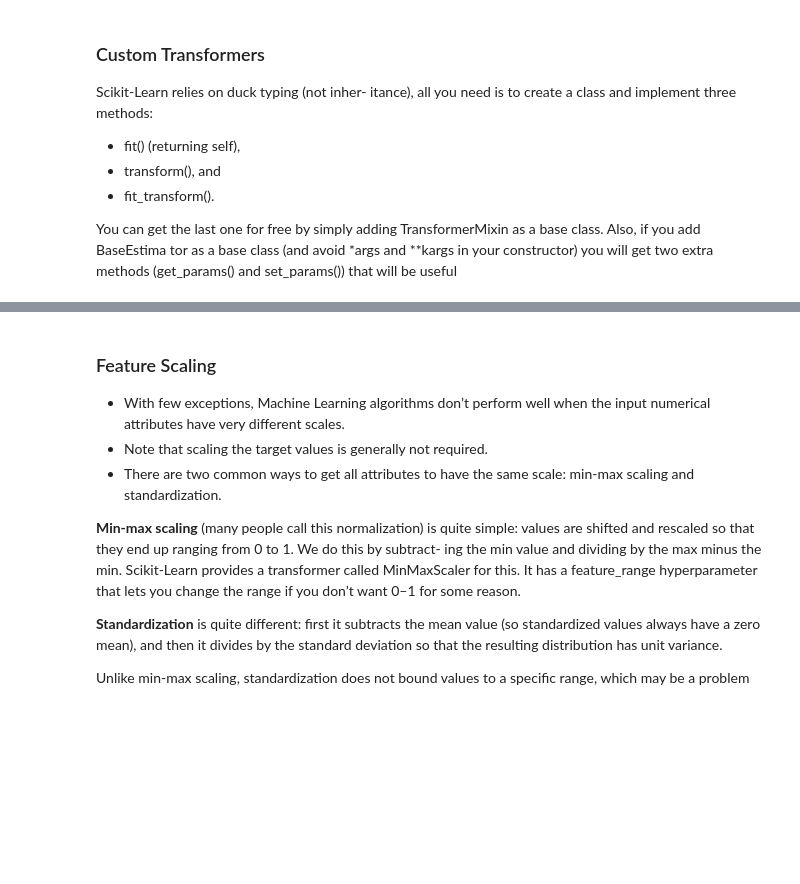
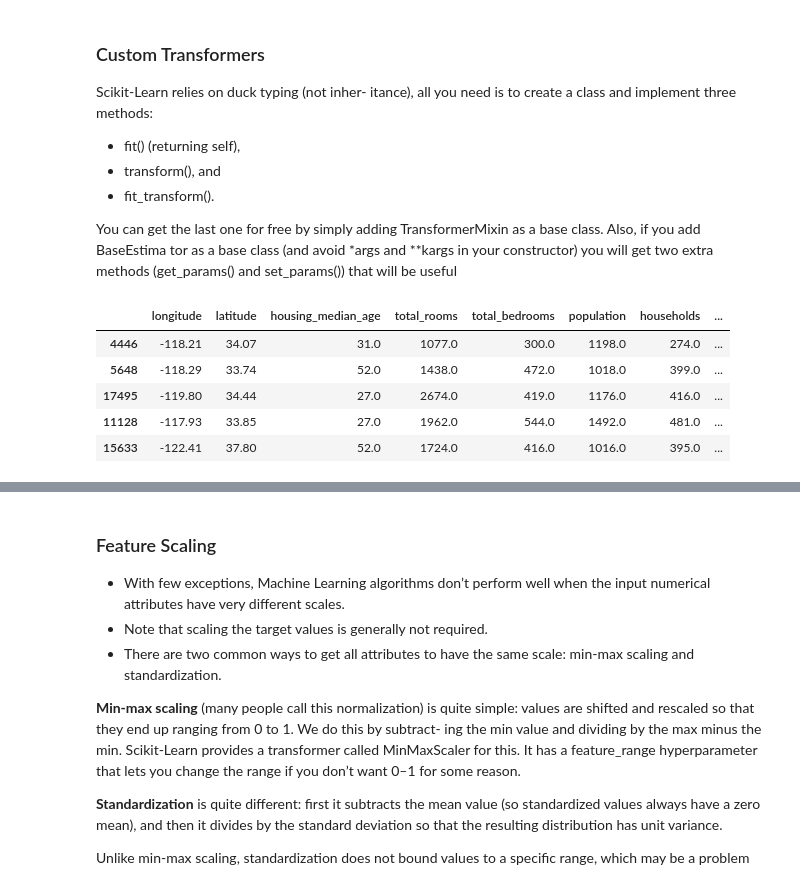
Before and after one commit to kuldipchauhan/Hello, a Jupyter notebook: housing.ipynb, the cells around one changed output, grey strips where cells are left out. Drawn from its saved outputs; the diff is of its cells as text; code cells hidden in the pictures; blank space fills up the shorter version.

```diff
--- a/housing.ipynb
+++ b/housing.ipynb
@@ -251,6 +260,15 @@ Scikit-Learn relies on duck typing (not inher‐ itance), all you need is to cre
 - fit_transform().
 
 You can get the last one for free by simply adding TransformerMixin as a base class. Also, if you add BaseEstima tor as a base class (and avoid *args and **kargs in your constructor) you will get two extra methods (get_params() and set_params()) that will be useful
+# %%
+housing.head()
+# %% [output]
+|  | longitude | latitude | housing_median_age | total_rooms | total_bedrooms | population | households | ... |
+| 4446 | -118.21 | 34.07 | 31.0 | 1077.0 | 300.0 | 1198.0 | 274.0 | ... |
+| 5648 | -118.29 | 33.74 | 52.0 | 1438.0 | 472.0 | 1018.0 | 399.0 | ... |
+| 17495 | -119.80 | 34.44 | 27.0 | 2674.0 | 419.0 | 1176.0 | 416.0 | ... |
+| 11128 | -117.93 | 33.85 | 27.0 | 1962.0 | 544.0 | 1492.0 | 481.0 | ... |
+| 15633 | -122.41 | 37.80 | 52.0 | 1724.0 | 416.0 | 1016.0 | 395.0 | ... |
 # %%
 from sklearn.base import BaseEstimator,TransformerMixin
 col_names ='total_rooms','total_bedrooms', 'population', 'households'
```
Also changed, not shown: parts of 30 cells of this notebook.
